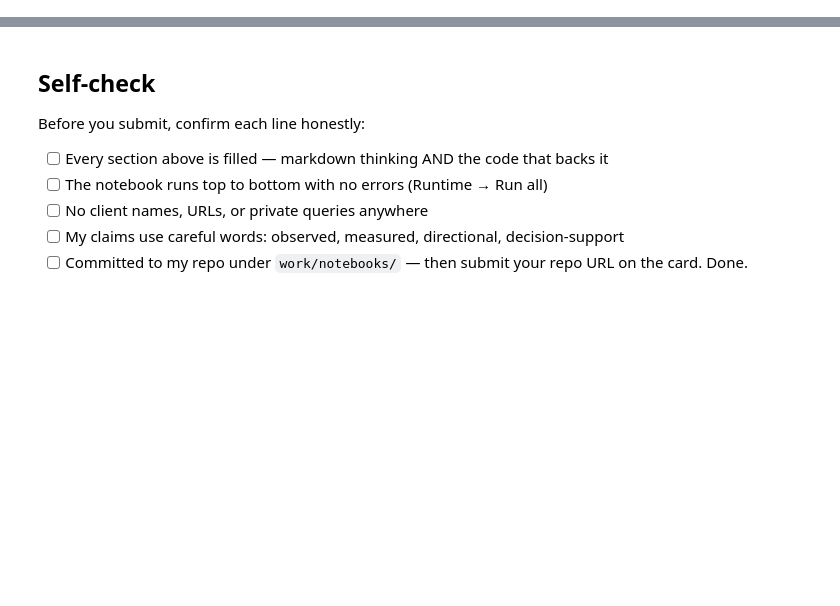
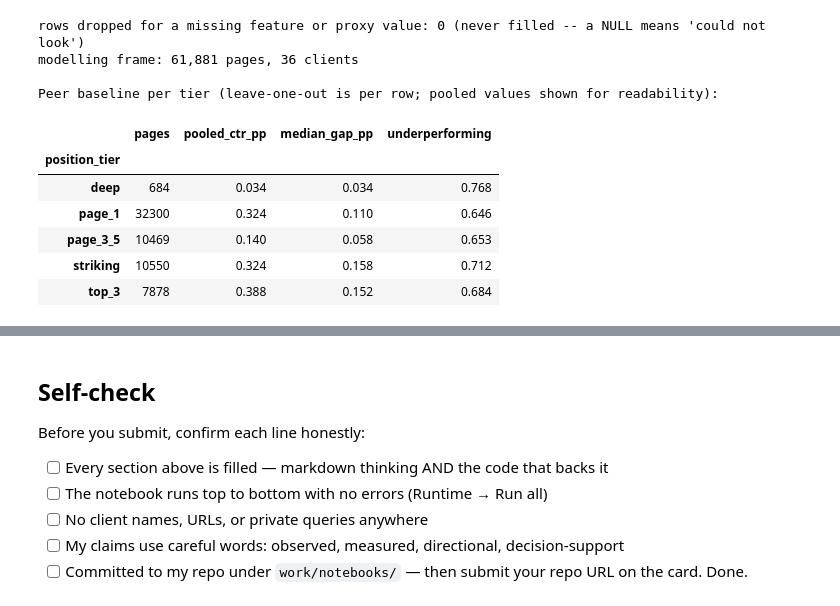
Before and after one commit to widadfatimakhan/flyrank-internship-ml, a Jupyter notebook: work/notebooks/w03_data_contract.ipynb, the cells around one changed output, grey strips where cells are left out. Drawn from its saved outputs; the diff is of its cells as text; code cells hidden in the pictures; blank space fills up the shorter version.

```diff
--- a/work/notebooks/w03_data_contract.ipynb
+++ b/work/notebooks/w03_data_contract.ipynb
@@ -36,0 +585,57 @@ This skeleton is yours to fill. Work the sections **in order** — each one has
+# %%
+# --- Build the five features + the proxy -----------------------------------
+# Tier thresholds are the documented, transparent ones (<=3 / <=10 / <=20 / <=50 / >50).
+def position_tier(p):
+    if p <= 3:  return "top_3"
+    if p <= 10: return "page_1"
+    if p <= 20: return "striking"
+    if p <= 50: return "page_3_5"
+    return "deep"
+
+lane["position_tier"] = lane["avg_position_31d"].apply(position_tier)          # CONTEXT (grouping key)
+
+# --- the five features (all knowable at 2026-04-01) ---
+lane["log_impressions_31d"]      = np.log1p(lane["impressions_31d"])
+lane["top_day_impression_share"] = lane["top_day_impressions"] / lane["impressions_31d"]
+# fillna(0) is legitimate here and only here: the page's GSC flag IS TRUE and the days exist in
+# the window, so an empty half means "we looked and there was nothing" -- the 0 kind of nothing.
+lane["momentum_log14v14"]        = np.log((lane["imp_last14"].fillna(0) + 1) /
+                                          (lane["imp_prev14"].fillna(0) + 1))
+# days_with_impressions_31d and position_volatility_31d come straight from SQL.
+
+# --- the proxy: leave-one-out, volume-weighted tier baseline ---
+tier_clicks = lane.groupby("position_tier")["clicks_31d"].transform("sum")
+tier_imps   = lane.groupby("position_tier")["impressions_31d"].transform("sum")
+
+lane["ctr_pp"]     = 100 * lane["clicks_31d"] / lane["impressions_31d"]
+lane["peer_pp"]    = 100 * (tier_clicks - lane["clicks_31d"]) / (tier_imps - lane["impressions_31d"])
+lane["peer_pp"]    = lane["peer_pp"].replace([np.inf, -np.inf], np.nan)        # a tier of one page
+lane["ctr_gap_pp"] = lane["peer_pp"] - lane["ctr_pp"]                          # THE PROXY
+lane["expected_missed_clicks"] = lane["impressions_31d"] * lane["ctr_gap_pp"] / 100
+
+before = len(lane)
+lane = lane.dropna(subset=list(FEATURES) + ["ctr_gap_pp"]).copy()
+print(f"rows dropped for a missing feature or proxy value: {before - len(lane):,} "
+      f"(never filled -- a NULL means 'could not look')")
+print(f"modelling frame: {len(lane):,} pages, {lane.client_hash_id.nunique()} clients\n")
+
+print("Peer baseline per tier (leave-one-out is per row; pooled values shown for readability):")
+tiers = (lane.groupby("position_tier")
+             .agg(pages=("ctr_gap_pp", "size"),
+                  pooled_ctr_pp=("ctr_pp", lambda s: np.average(s, weights=lane.loc[s.index, "impressions_31d"])),
+                  median_gap_pp=("ctr_gap_pp", "median"),
+                  underperforming=("ctr_gap_pp", lambda s: (s > 0).mean()))
+             .round(3))
+display(tiers)
+# %% [output]
+rows dropped for a missing feature or proxy value: 0 (never filled -- a NULL means 'could not look')
+modelling frame: 61,881 pages, 36 clients
+
+Peer baseline per tier (leave-one-out is per row; pooled values shown for readability):
+|  | pages | pooled_ctr_pp | median_gap_pp | underperforming |
+| position_tier |  |  |  |  |
+| deep | 684 | 0.034 | 0.034 | 0.768 |
+| page_1 | 32300 | 0.324 | 0.110 | 0.646 |
+| page_3_5 | 10469 | 0.140 | 0.058 | 0.653 |
+| striking | 10550 | 0.324 | 0.158 | 0.712 |
+| top_3 | 7878 | 0.388 | 0.152 | 0.684 |
```
Also changed, not shown: parts of 35 cells of this notebook.
